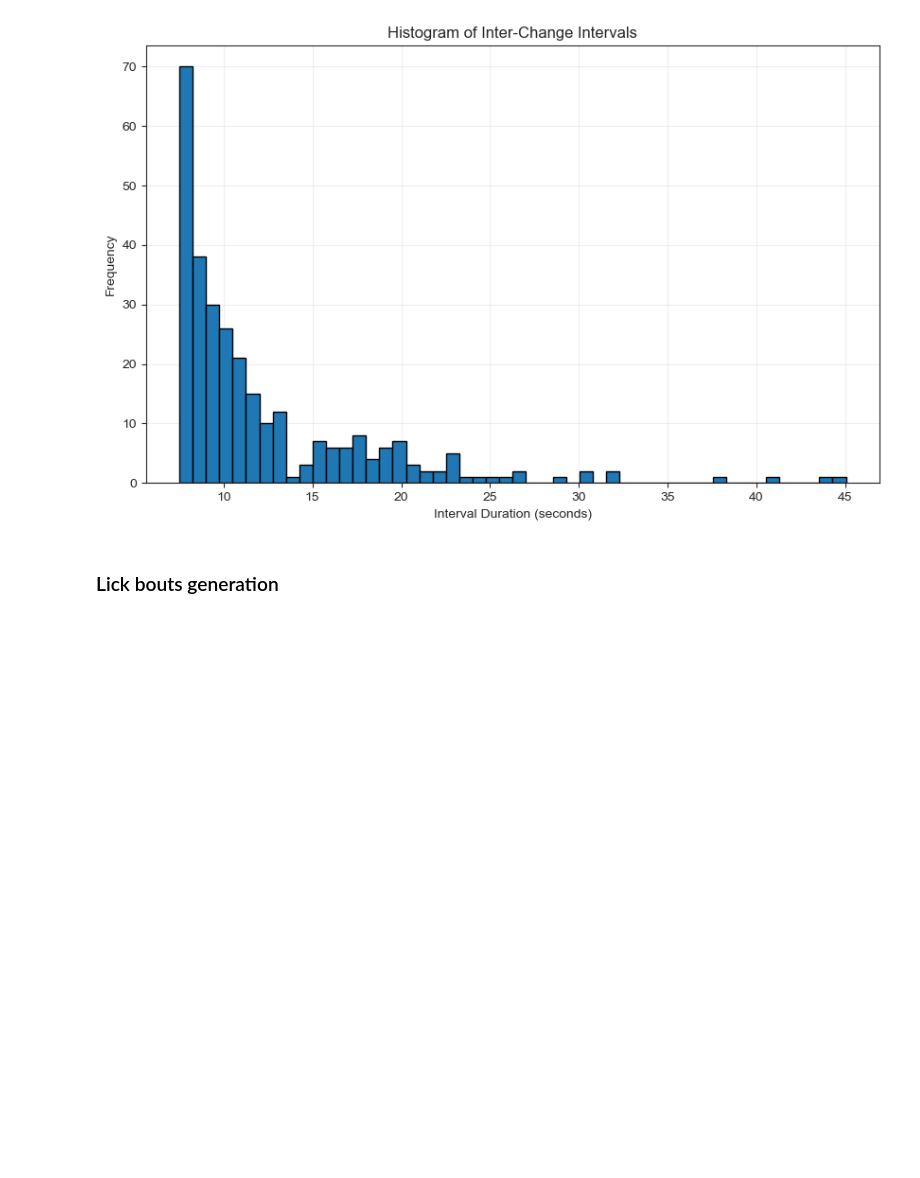
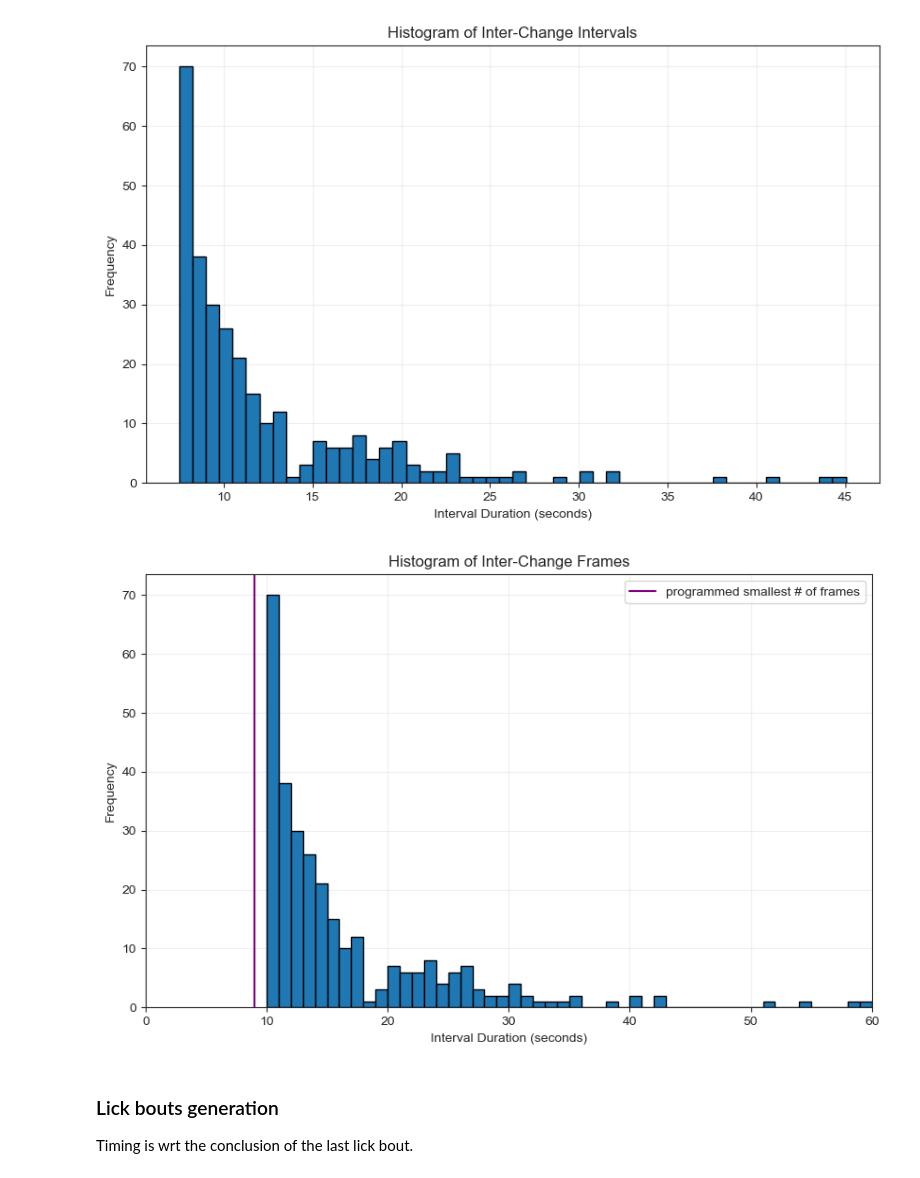
Before and after one commit to cici-xingyu-zheng/swdb_2024_strategy, a Jupyter notebook: test_local_sesion_load.ipynb, the cells around one changed output. Saved outputs shown, nothing was run; the diff lists cells and outputs as text; code cells hidden in the pictures; blank space fills up the shorter version.

```diff
--- a/test_local_sesion_load.ipynb
+++ b/test_local_sesion_load.ipynb
@@ -589 +593,5 @@ image_change_time = stim_table[stim_table['active'] & stim_table['is_change']]['
+# %%
+frame_numbers = stim_table[stim_table['active'] & stim_table['is_change']].index
+# Calculate the inter-change # of frames
+inter_change_frames= np.diff(frame_numbers)
 # %%
@@ -599,5 +604,20 @@ plt.grid(True, alpha=0.3)
 plt.show()
 # %% [output]
 [figure]
-# %% [markdown]
-### Lick bouts generation
+# %%
+plt.figure(figsize=(10, 6))
+plt.hist(inter_change_frames, bins=50, edgecolor='black')
+plt.title('Histogram of Inter-Change Frames')
+plt.xlabel('Interval Duration (seconds)')
+plt.ylabel('Frequency')
+plt.axvline(x = 9, ymin = 0, ymax = 75, color = 'purple', label= 'programmed smallest # of frames (?) either 9 or 10')
+plt.grid(True, alpha=0.3)
+plt.legend()
+plt.xlim([0, 60])
+plt.show()
+# %% [output]
+[figure, added]
+# %% [markdown]
+### Lick bouts generation
+
+Timing is wrt the conclusion of the last lick bout.
```
Also changed, not shown: parts of 7 cells of this notebook, 14 other files.
